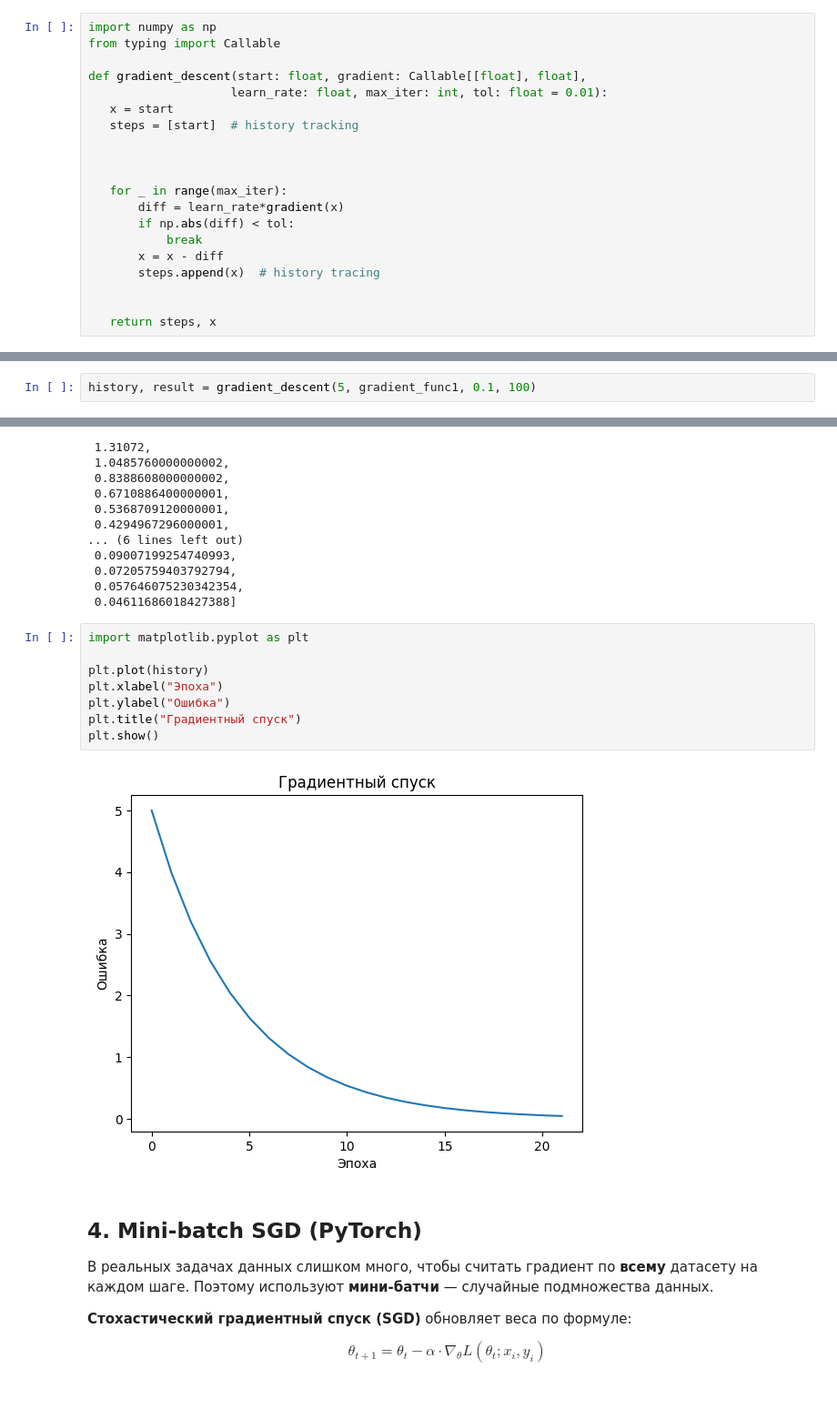
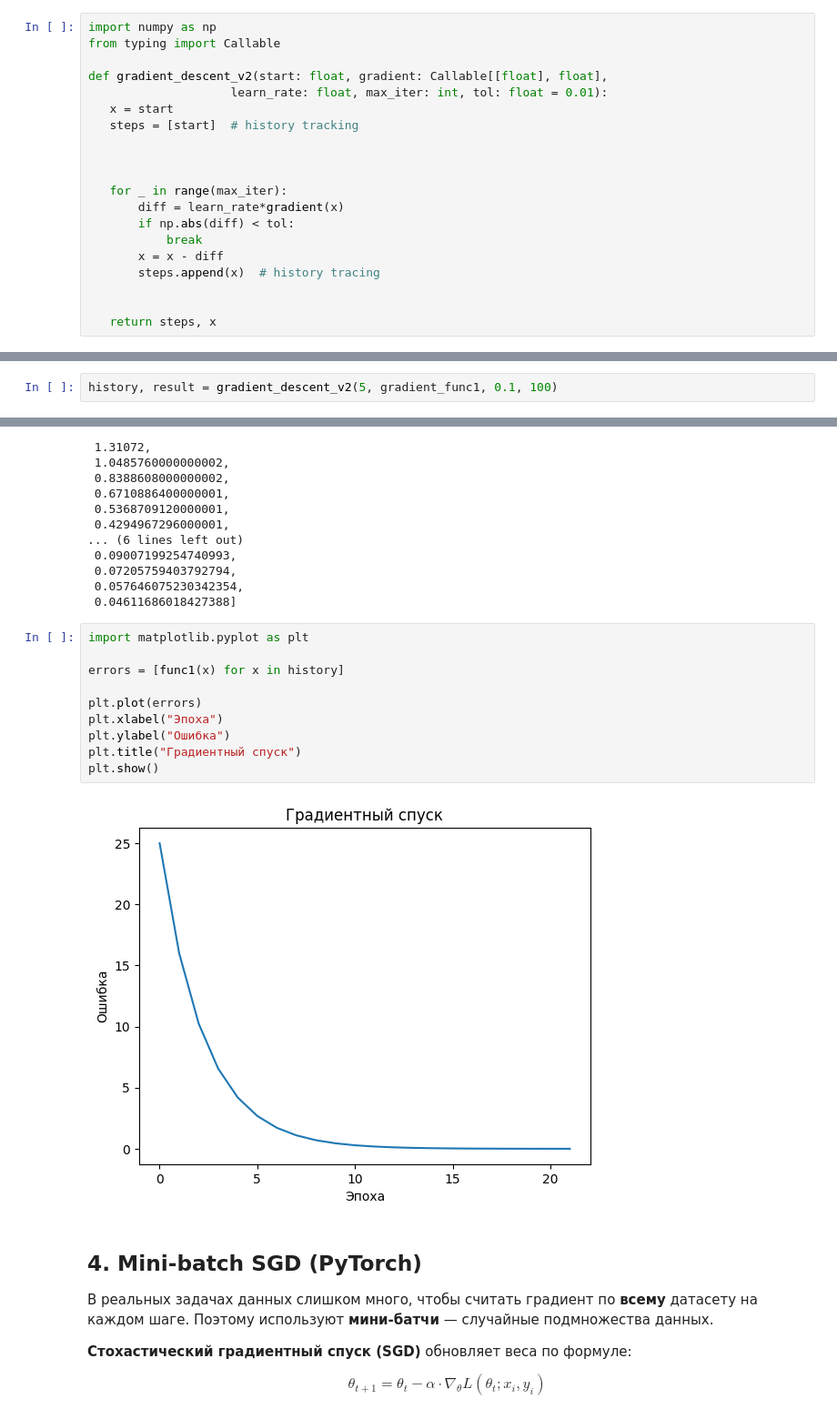
Before and after one commit to evgpat/ml_basics_course, a Jupyter notebook: lesson_03/Градиентный_спуск_вариации.ipynb, the cells around one changed output, grey strips where cells are left out. Shown at 91% size. Cells and saved outputs as stored; diff of their text form.

```diff
--- a/lesson_03/Градиентный_спуск_вариации.ipynb
+++ b/lesson_03/Градиентный_спуск_вариации.ipynb
@@ -158,7 +183,7 @@ plt.show()
 import numpy as np
 from typing import Callable
 
-def gradient_descent(start: float, gradient: Callable[[float], float],
+def gradient_descent_v2(start: float, gradient: Callable[[float], float],
                     learn_rate: float, max_iter: int, tol: float = 0.01):
    x = start
    steps = [start]  # history tracking
@@ -181,7 +206,7 @@ def func1(x:float):
 def gradient_func1(x:float):
     return 2*x
 # %%
-history, result = gradient_descent(5, gradient_func1, 0.1, 100)
+history, result = gradient_descent_v2(5, gradient_func1, 0.1, 100)
 # %%
 print('Градиентный спуск по шагам:')
 history
@@ -207,13 +232,15 @@ history
 # %%
 import matplotlib.pyplot as plt
 
-plt.plot(history)
+errors = [func1(x) for x in history]
+
+plt.plot(errors)
 plt.xlabel("Эпоха")
 plt.ylabel("Ошибка")
 plt.title("Градиентный спуск")
 plt.show()
 # %% [output]
-[figure, old version]
+[figure, new version]
 # %% [markdown]
 ## 4. Mini-batch SGD (PyTorch)
 
```
Also changed, not shown: parts of 13 cells of this notebook.
